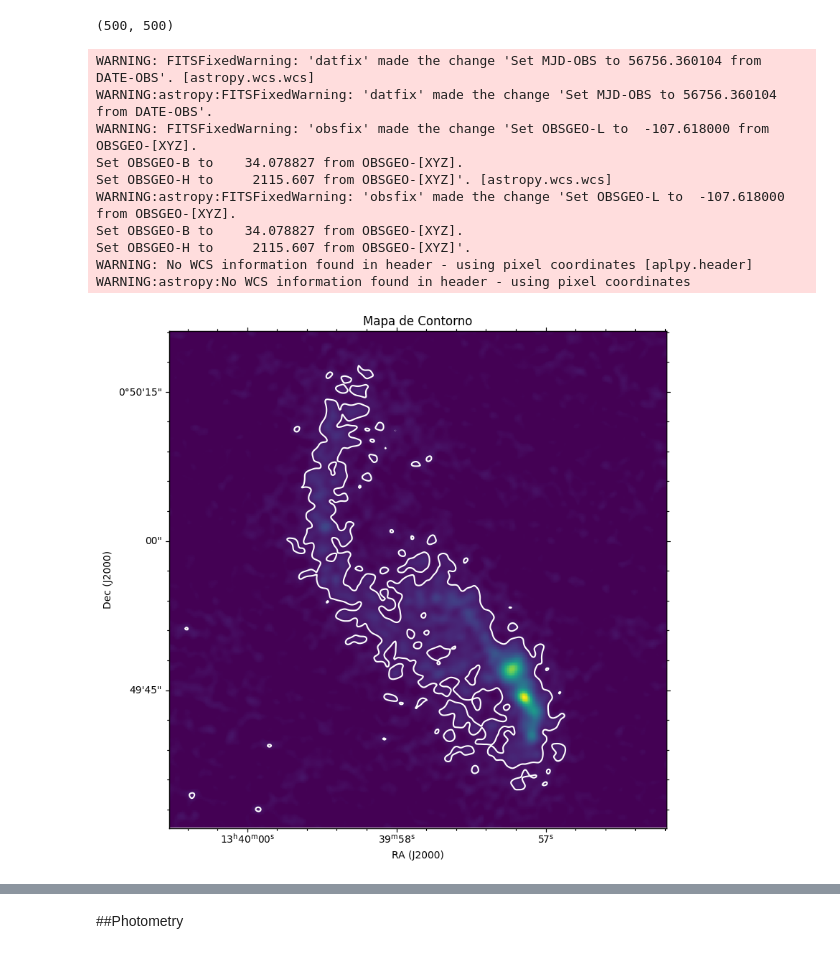
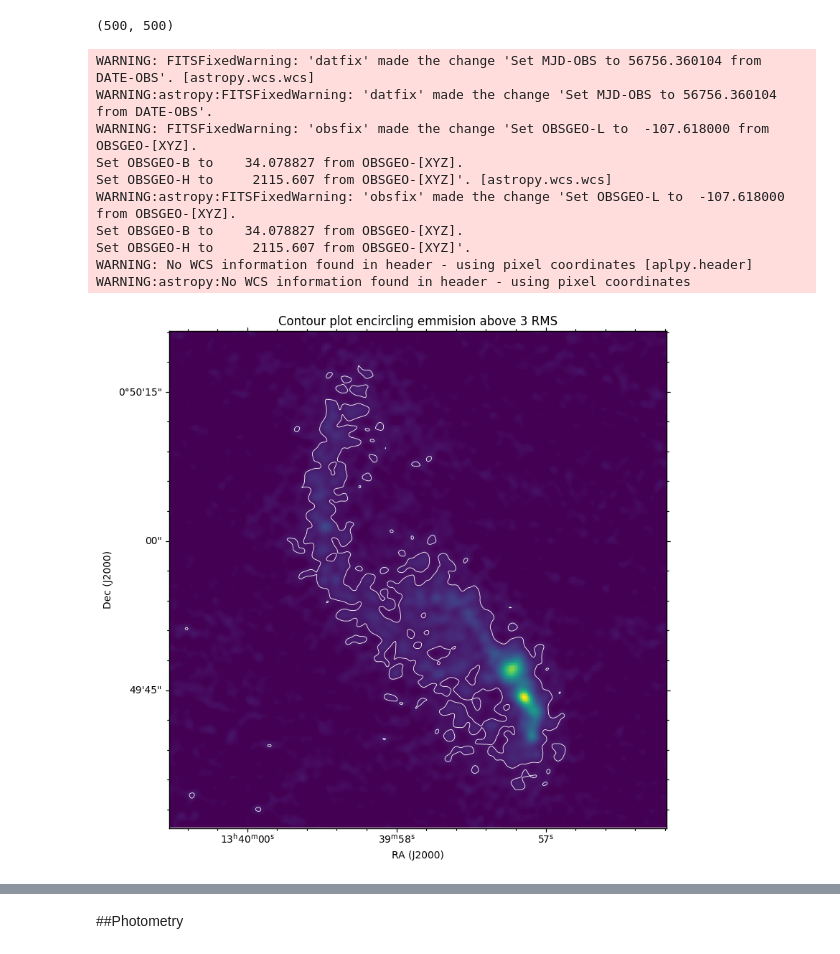
Before and after one commit to danielvijill/nrao-nine-2024, a Jupyter notebook: NGC5258_tutorial.ipynb, the cells around one changed output, grey strips where cells are left out. Saved outputs shown, nothing was run; the diff lists cells and outputs as text; code cells hidden in the pictures.

```diff
--- a/NGC5258_tutorial.ipynb
+++ b/NGC5258_tutorial.ipynb
@@ -67,9 +52,11 @@ If using in google drive this cell mounts the drive for accesing files in your d
 # %%
 from google.colab import drive
 drive.mount('/content/drive')
-pathd = '/content/drive/MyDrive/Codigos/'
+pathd = '/content/drive/MyDrive/Imaging Codes/'
 # %% [output]
 Mounted at /content/drive
 # %% [markdown]
 ##Working with FITS Files
+# %%
+image_file = pathd+'Galaxyfits/NGC5258_s_concat_uvt_dot75asec_rbeam1asec_csdot1.pbcor_hcorr.fits'
 # %%
@@ -132,10 +113,9 @@ Regiones
 # %%
 from astropy.units.cgs import K
 
-image_file = pathd + 'NGC5258_s_concat_uvt_dot75asec_rbeam1asec_csdot1.pbcor_hcorr.fits'
 vla_image = fits.getdata(image_file)
 
-region_file = pathd + 'Regiones'
+region_file = pathd + 'Regions/Regions.reg'
 region = pyregion.open(region_file)
 region
 # %% [output]
@@ -172,20 +154,20 @@ mask.shape
 # %%
 fig = aplpy.FITSFigure(image_file)
 fig.show_colorscale(vmin=0, vmax=np.max(vla_image), stretch='linear')
-fig.show_contour(data=vla_image, levels=[3*avg_rms], colors=['white'])
-fig.set_title('Mapa de Contorno')
+fig.show_contour(data=vla_image, levels=[3*avg_rms], colors=['white'], linewidths=0.6)
+fig.set_title('Contour plot encircling emmision above 3 RMS')
 # %% [output]
 WARNING: FITSFixedWarning: 'datfix' made the change 'Set MJD-OBS to 56756.360104 from DATE-OBS'. [astropy.wcs.wcs]
 WARNING:astropy:FITSFixedWarning: 'datfix' made the change 'Set MJD-OBS to 56756.360104 from DATE-OBS'.
 WARNING: FITSFixedWarning: 'obsfix' made the change 'Set OBSGEO-L to  -107.618000 from OBSGEO-[XYZ].
 Set OBSGEO-B to    34.078827 from OBSGEO-[XYZ].
 Set OBSGEO-H to     2115.607 from OBSGEO-[XYZ]'. [astropy.wcs.wcs]
 WARNING:astropy:FITSFixedWarning: 'obsfix' made the change 'Set OBSGEO-L to  -107.618000 from OBSGEO-[XYZ].
 Set OBSGEO-B to    34.078827 from OBSGEO-[XYZ].
 Set OBSGEO-H to     2115.607 from OBSGEO-[XYZ]'.
 WARNING: No WCS information found in header - using pixel coordinates [aplpy.header]
 WARNING:astropy:No WCS information found in header - using pixel coordinates
-[figure, old version]
+[figure, new version]
 # %%
 fig = aplpy.FITSFigure(image_file)
 fig.show_colorscale(vmin=0, vmax=np.max(vla_image), stretch='linear')
```
Also changed, not shown: parts of 11 cells of this notebook.
